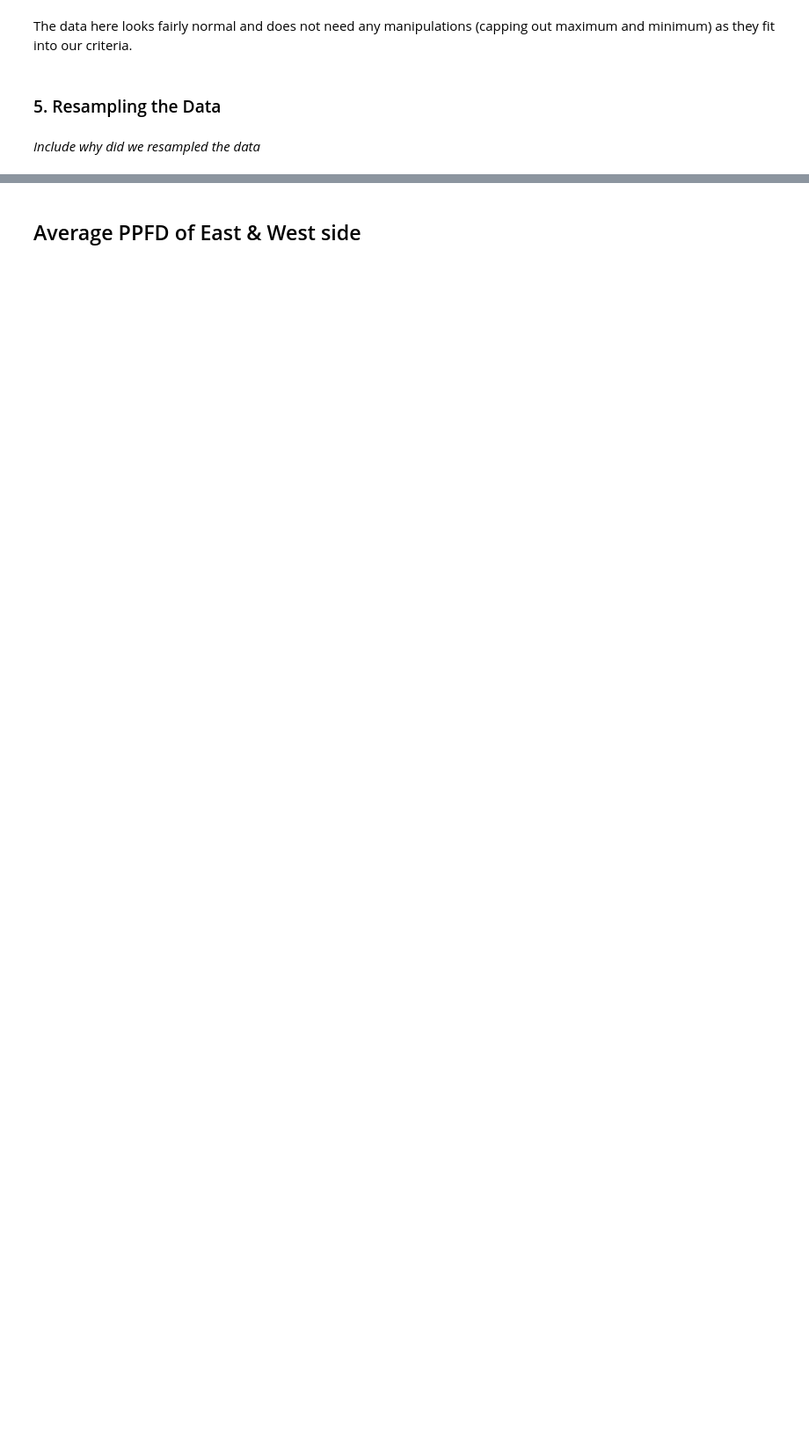
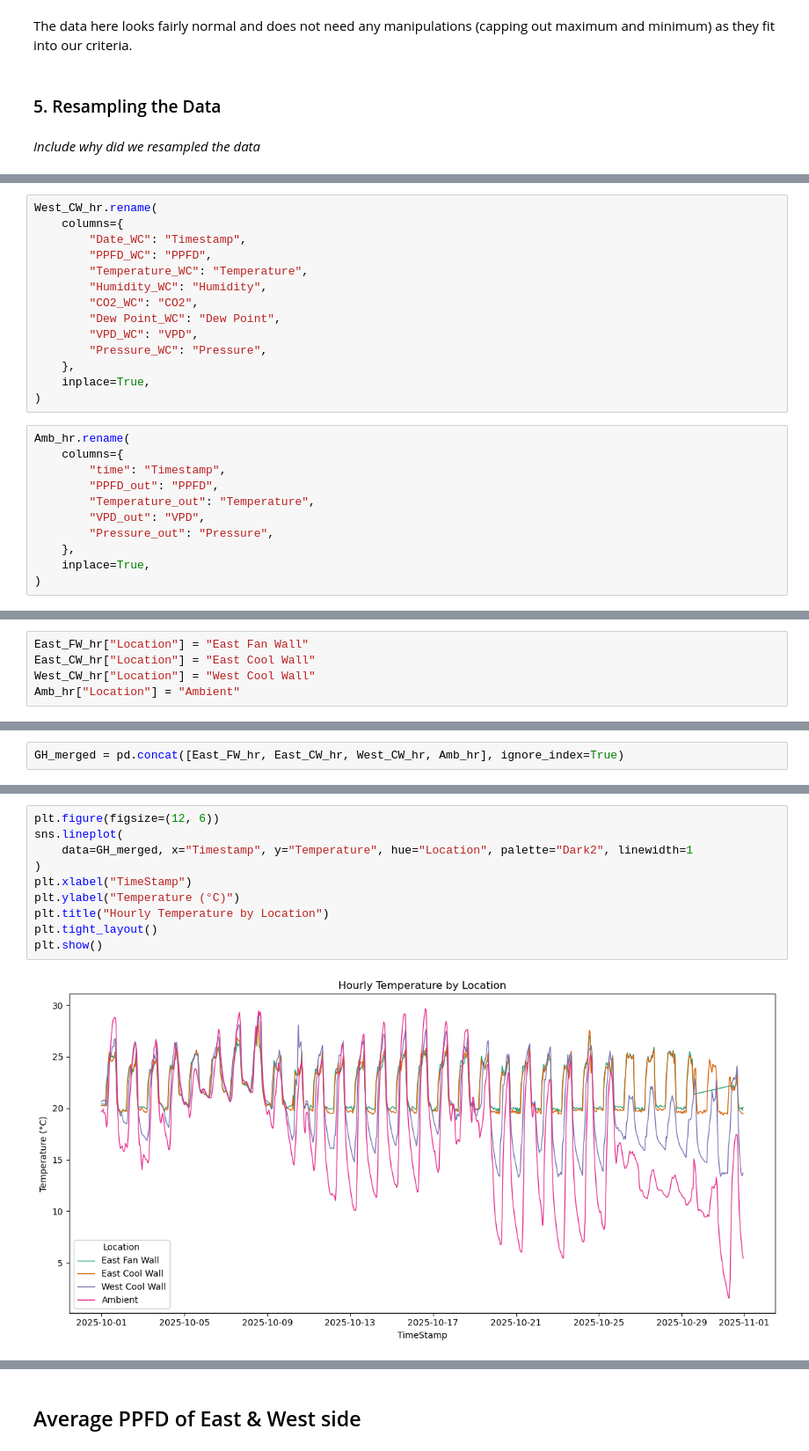
Before and after one commit to nnineeight/py4eda-project, a Jupyter notebook: notebooks/greenhouse_eda.ipynb, the cells around one changed output, grey strips where cells are left out. Shown at 88% size. Drawn from its saved outputs; the diff is of its cells as text; blank space fills up the shorter version.

Commit message:
Renamed columns, added location info, and merged data files

```diff
--- a/notebooks/greenhouse_eda.ipynb
+++ b/notebooks/greenhouse_eda.ipynb
@@ -646,0 +423,25 @@ plt.show()
+# %%
+West_CW_hr.rename(
+    columns={
+        "Date_WC": "Timestamp",
+        "PPFD_WC": "PPFD",
+        "Temperature_WC": "Temperature",
+        "Humidity_WC": "Humidity",
+        "CO2_WC": "CO2",
+        "Dew Point_WC": "Dew Point",
+        "VPD_WC": "VPD",
+        "Pressure_WC": "Pressure",
+    },
+    inplace=True,
+)
+# %%
+Amb_hr.rename(
+    columns={
+        "time": "Timestamp",
+        "PPFD_out": "PPFD",
+        "Temperature_out": "Temperature",
+        "VPD_out": "VPD",
+        "Pressure_out": "Pressure",
+    },
+    inplace=True,
+)
@@ -646,0 +460,5 @@ plt.show()
+# %%
+East_FW_hr["Location"] = "East Fan Wall"
+East_CW_hr["Location"] = "East Cool Wall"
+West_CW_hr["Location"] = "West Cool Wall"
+Amb_hr["Location"] = "Ambient"
@@ -646,0 +477,2 @@ plt.show()
+# %%
+GH_merged = pd.concat([East_FW_hr, East_CW_hr, West_CW_hr, Amb_hr], ignore_index=True)
@@ -646,0 +495,12 @@ plt.show()
+# %%
+plt.figure(figsize=(12, 6))
+sns.lineplot(
+    data=GH_merged, x="Timestamp", y="Temperature", hue="Location", palette="Dark2", linewidth=1
+)
+plt.xlabel("TimeStamp")
+plt.ylabel("Temperature (°C)")
+plt.title("Hourly Temperature by Location")
+plt.tight_layout()
+plt.show()
+# %% [output]
+[figure, added]
```
Also changed, not shown: parts of 87 cells of this notebook.
